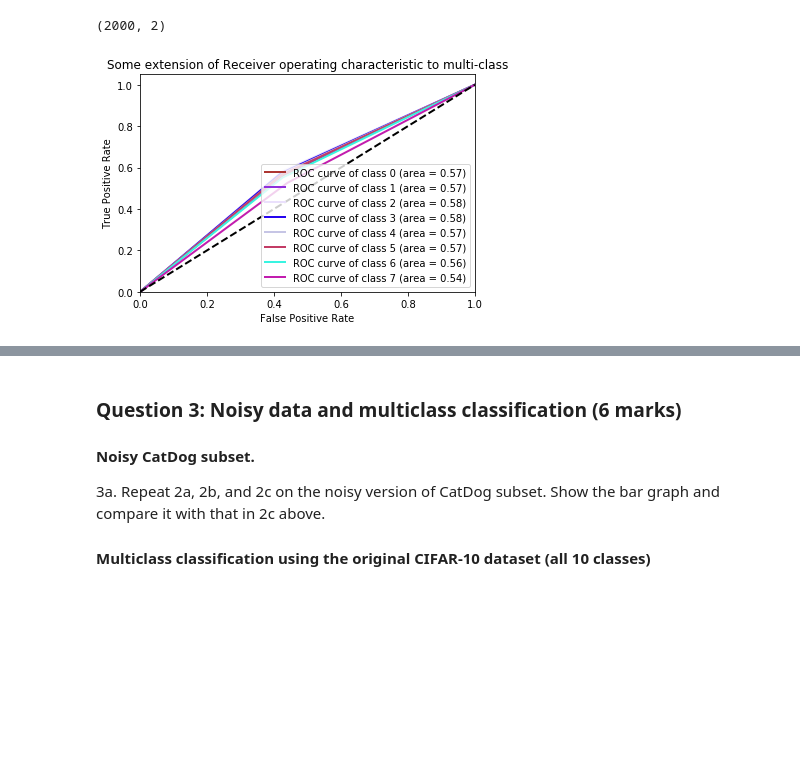
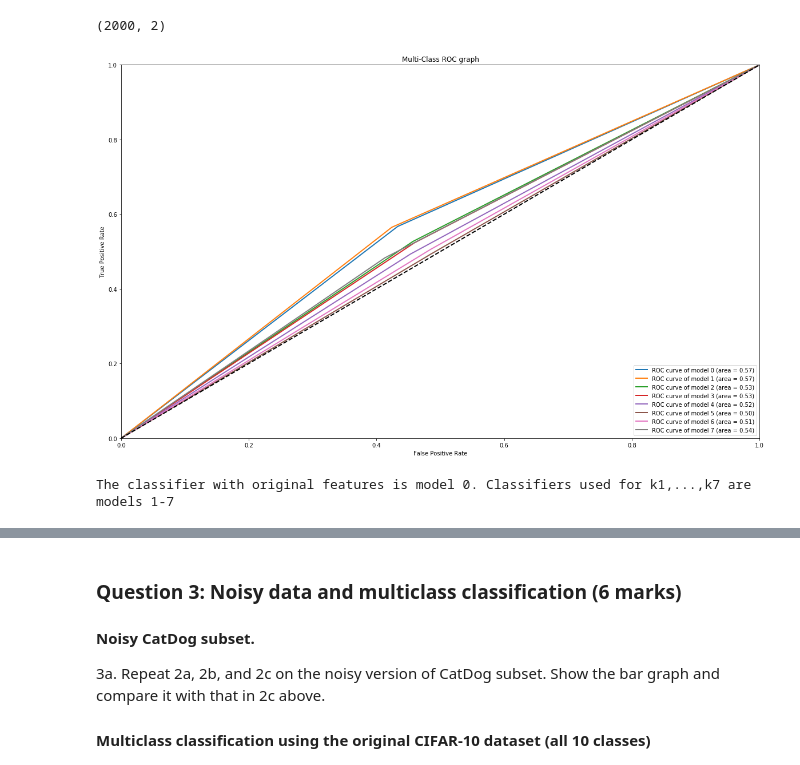
Before and after one commit to Fiyin39/com4509--assignment2, a Jupyter notebook: COM4509-6509_Assignment_2_UCard_XXXXXXXXX(1).ipynb, the cells around one changed output, grey strips where cells are left out. Saved outputs shown, nothing was run; the diff lists cells and outputs as text; code cells hidden in the pictures; blank space fills up the shorter version.

```diff
--- a/COM4509-6509_Assignment_2_UCard_XXXXXXXXX(1).ipynb
+++ b/COM4509-6509_Assignment_2_UCard_XXXXXXXXX(1).ipynb
@@ -113,15 +113,15 @@ dog_labels = []
 for data in trainloader:
     image, label = data
     train_images.append(image)
-    train_images_noise.append(image + (torch.rand(1)*scale))
+    train_images_noise.append((image + scale) *torch.rand(1))
     train_labels.append(label)
     if label == 3:
         cat_images.append(image)
-        cat_images_noise.append(image + (torch.rand(1)*scale))
+        cat_images_noise.append((image + scale) *torch.rand(1))
         cat_labels.append(label)
     elif label == 5:
         dog_images.append(image)
-        dog_images_noise.append(image + (torch.rand(1)*scale))
+        dog_images_noise.append((image + scale) *torch.rand(1))
         dog_labels.append(label)
 # %%
 """
@@ -348,6 +365,7 @@ y_pred = label_binarize(initial_model_labels, classes=[3,5])
 """
 from sklearn.metrics import roc_curve, auc
 from sklearn.metrics import roc_auc_score
+from sklearn.preprocessing import label_binarize
 lr_probs = model_k0.predict_proba(test_images_pca)
 print(lr_probs.shape)
 lr_probs = lr_probs[:, 1]
@@ -364,44 +382,40 @@ for i in range(len(model_labels)):
 
 fpr = dict()
 tpr = dict()
-roc_auc = dict()
+roc_auc = []
 
 for i in range(8):
     fpr[i], tpr[i], _ = roc_curve(y_true.ravel(), y_pred[i].ravel())
-    roc_auc[i] = auc(fpr[i], tpr[i])
+    roc_auc.append(auc(fpr[i], tpr[i]))
     #lr_fpr, lr_tpr, _ = roc_curve(y_true.ravel(), y_pred.ravel())
 # %% [output]
 (2000, 2)
 # %%
+#use a random seed to set the colours for the lines in the graph
 import random
+
 random.seed(1647052)
-plt.figure()
+
+plt.figure(figsize=(20,12))
 lw = 2
-# plt.plot(lr_fpr, lr_tpr, color='darkorange',
-#          lw=lw, label='ROC curve (area = %0.2f)' % roc_auc)
-# plt.plot([0, 1], [0, 1], color='navy', lw=lw, linestyle='--')
-# plt.xlim([0.0, 1.0])
-# plt.ylim([0.0, 1.05])
-# plt.xlabel('False Positive Rate')
-# plt.ylabel('True Positive Rate')
-# plt.title('Receiver operating characteristic example')
-# plt.legend(loc="lower right")
-# plt.show()
 colors = []
 for i in range(len(model_labels)):
     colors.append('#%06X' % random.randint(0, 0xFFFFFF))
 for i, color in zip(range(8), colors):
-    plt.plot(fpr[i], tpr[i], color=color, lw=lw,
-             label='ROC curve of class {0} (area = {1:0.2f})'
+    plt.plot(fpr[i], tpr[i], lw=lw,
+             label='ROC curve of model {0} (area = {1:0.2f})'
              ''.format(i, roc_auc[i]))
 
 plt.plot([0, 1], [0, 1], 'k--', lw=lw)
 plt.xlim([0.0, 1.0])
-plt.ylim([0.0, 1.05])
+plt.ylim([0.0, 1.0])
 plt.xlabel('False Positive Rate')
 plt.ylabel('True Positive Rate')
-plt.title('Some extension of Receiver operating characteristic to multi-class')
+plt.title('Multi-Class ROC graph')
 plt.legend(loc="lower right")
 plt.show()
+
+print("The classifier with original features is model 0. Classifiers used for k1,...,k7 are models 1-7")
 # %% [output]
-[figure, old version]
+[figure, new version]
+The classifier with original features is model 0. Classifiers used for k1,...,k7 are models 1-7
```
Also changed, not shown: parts of 18 cells of this notebook.
